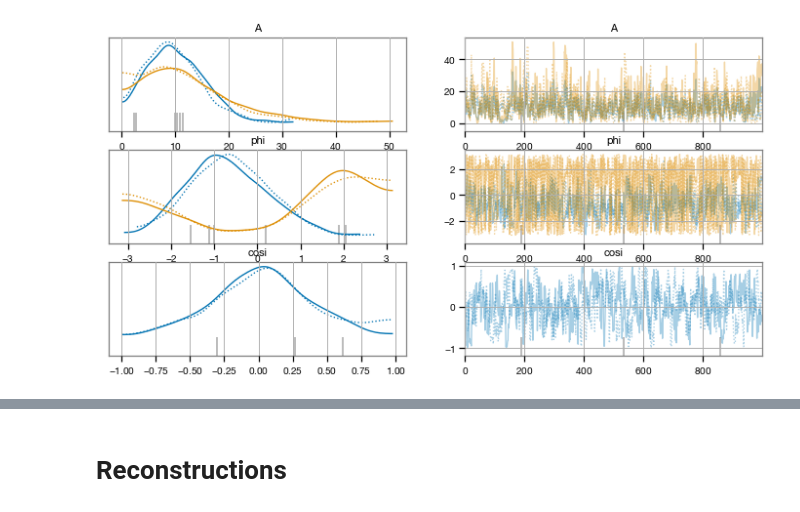
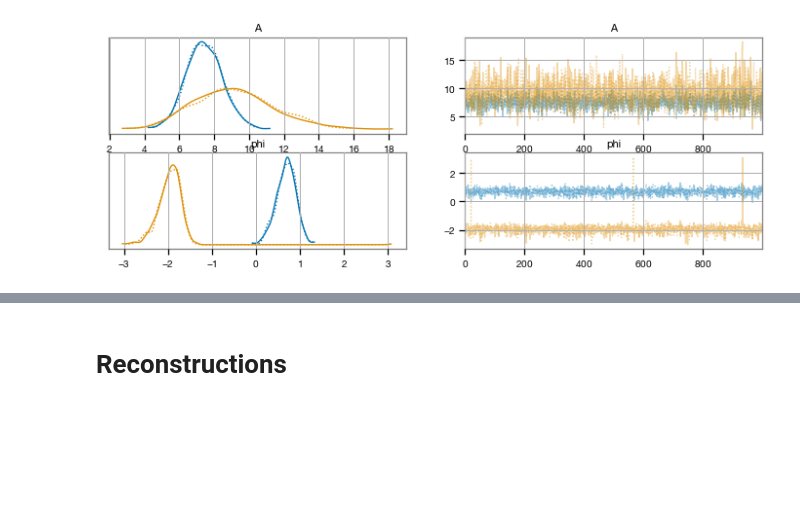
Before and after one commit to Sizheng-Ma/ringdown, a Jupyter notebook: docs/examples/filter_gaussian_noise.ipynb, the cells around one changed output, grey strips where cells are left out. Saved outputs shown, nothing was run; the diff lists cells and outputs as text; code cells hidden in the pictures; blank space fills up the shorter version.

```diff
--- a/docs/examples/filter_gaussian_noise.ipynb
+++ b/docs/examples/filter_gaussian_noise.ipynb
@@ -115,2 +123,4 @@ tfinal,signal,ffreq,fpsi422,t_unit=inject_gau(distance=0.05,M_tot=M_est_total)
+# %%
+tfinal,signal,ffreq,fpsi422,t_unit=inject_gau(distance=0.06,M_tot=M_est_total)
 # %%
 cond_data=np.fft.irfft(fac(-ffreq,2,2,0)*fpsi422,norm='ortho',n=len(signal))
@@ -134,12 +145,12 @@ acf.iloc[0] = 1
 chi_filter=chi
 mass_filter=1.
 # %%
-fit = ringdown.Fit(model='mchi_aligned', modes=[(1, -2, 2, 2, 1),(1, -2, 2, 2, 2)])
+fit = ringdown.Fit(model='mchi_aligned_ftau', modes=[(1, -2, 2, 2, 0),(1, -2, 2, 2, 1)])
 
 fit.add_data(h_raw_strain, acf=acf)
-fit.filter_data(chi_filter,M_est_total*Mf*mass_filter,0)
+# fit.filter_data(chi_filter,M_est_total*Mf*mass_filter,0)
 
-t0=2*t_unit
+t0=0*t_unit
 T = (100)*t_unit-t0
 T = 0.015
 fit.set_target(t0, duration=T)
@@ -167,4 +178,4 @@ print(fit.valid_model_options)
 # %%
-fit.update_prior(A_scale=2, M_min=25.0, M_max=140.0, flat_A=True)
+fit.update_prior(A_scale=50, M_min=25.0, M_max=140.0, flat_A=True)
 fit.prior_settings
 # %% [output]
@@ -182,4 +187,4 @@ fit.prior_settings
  'flat_A': True}
 # %%
-fit.run(target_accept=0.96)
+fit.run(target_accept=0.96,tune=2000)
 # %% [output]
@@ -206,4 +209,4 @@ az.summary(fit.result, var_names=['A','phi', 'M', 'chi'])
 # %%
-az.plot_trace(fit.result, var_names=['A', 'phi','cosi'], compact=True);
+az.plot_trace(fit.result, var_names=['A', 'phi'], compact=True);
 # %% [output]
-[figure, old version]
+[figure, new version]
```
Also changed, not shown: parts of 19 cells of this notebook, 2 other files.
